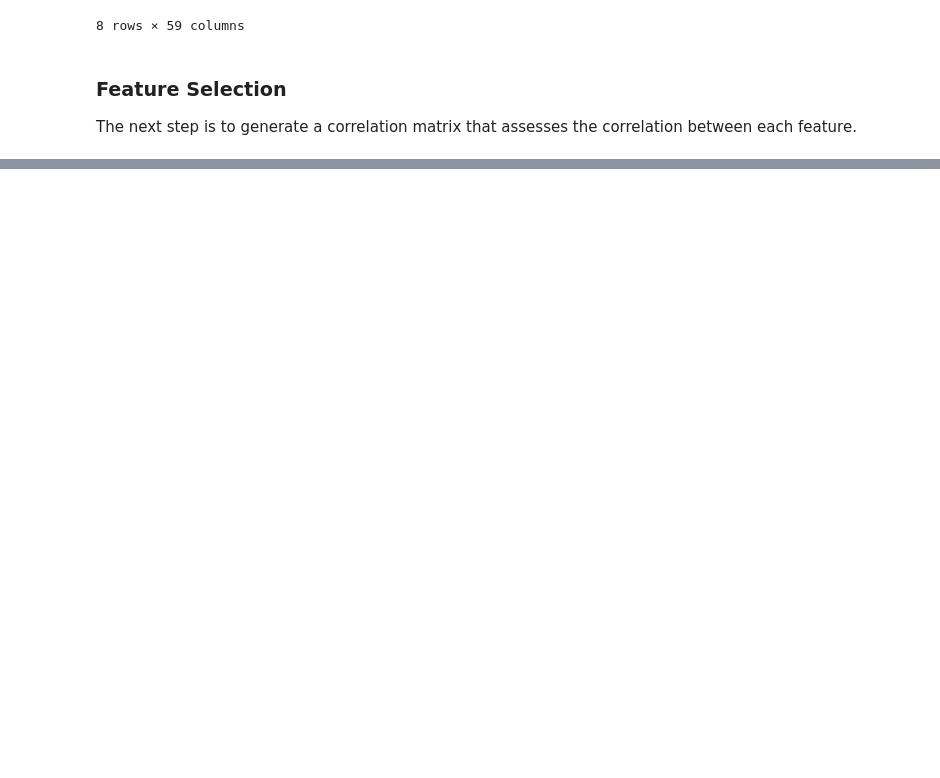
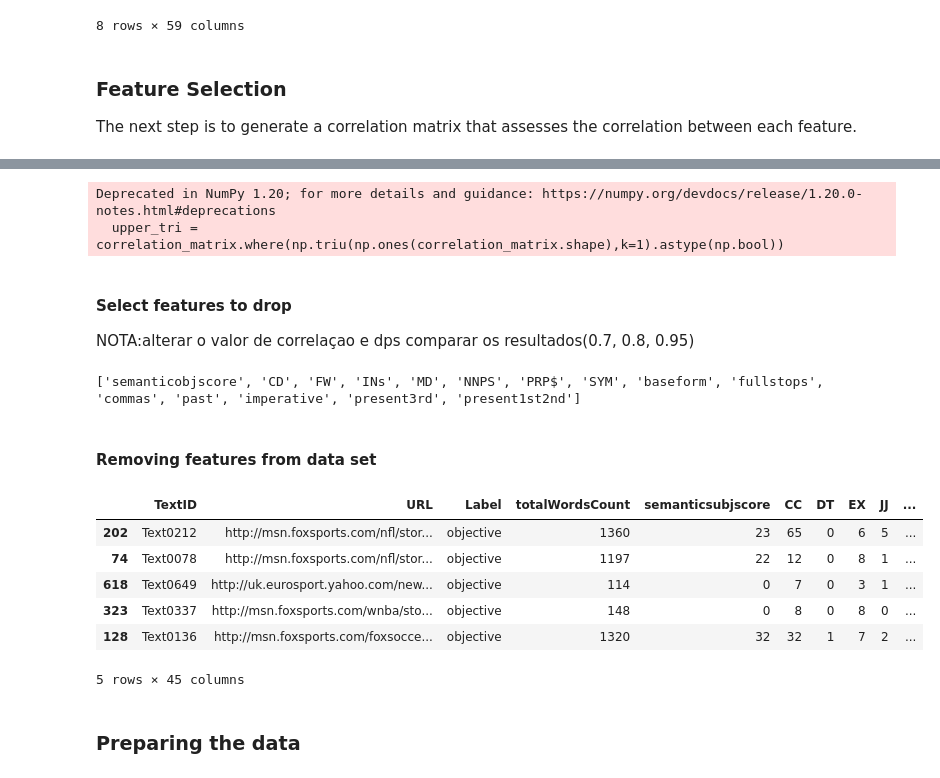
Before and after one commit to FabioRocha2227/IA-Project, a Jupyter notebook: IA-Project2/src/Sports_articles_for_objectivity_analysis.ipynb, the cells around one changed output, grey strips where cells are left out. Saved outputs shown, nothing was run; the diff lists cells and outputs as text; code cells hidden in the pictures; blank space fills up the shorter version.

```diff
--- a/IA-Project2/src/Sports_articles_for_objectivity_analysis.ipynb
+++ b/IA-Project2/src/Sports_articles_for_objectivity_analysis.ipynb
@@ -111,3 +134,5 @@ The next step is to generate a correlation matrix that assesses the correlation
+# %%
+data_set=data_set.drop(['NNP', 'WRB'], axis=1)
 # %%
 correlation_matrix = data_set.corr()
 coor_features = correlation_matrix.index
@@ -119,0 +147,29 @@ KeyboardInterrupt:
+# %%
+upper_tri = correlation_matrix.where(np.triu(np.ones(correlation_matrix.shape),k=1).astype(np.bool))
+# %% [output]
+Deprecated in NumPy 1.20; for more details and guidance: https://numpy.org/devdocs/release/1.20.0-notes.html#deprecations
+  upper_tri = correlation_matrix.where(np.triu(np.ones(correlation_matrix.shape),k=1).astype(np.bool))
+# %% [markdown]
+#### Select features to drop
+NOTA:alterar o valor de correlaçao e dps comparar os resultados(0.7, 0.8, 0.95)
+# %%
+to_drop = [column for column in upper_tri.columns if any(upper_tri[column] > 0.90)]
+print(to_drop)
+# %% [output]
+['semanticobjscore', 'CD', 'FW', 'INs', 'MD', 'NNPS', 'PRP$', 'SYM', 'baseform', 'fullstops', 'commas', 'past', 'imperative', 'present3rd', 'present1st2nd']
+# %% [markdown]
+#### Removing features from data set
+# %%
+data_set=data_set.drop(to_drop, axis=1)
+# %%
+data_set.head()
+# %% [output]
+|  | TextID | URL | Label | totalWordsCount | semanticsubjscore | CC | DT | EX | JJ | ... |
+| 202 | Text0212 | http://msn.foxsports.com/nfl/stor... | objective | 1360 | 23 | 65 | 0 | 6 | 5 | ... |
+| 74 | Text0078 | http://msn.foxsports.com/nfl/stor... | objective | 1197 | 22 | 12 | 0 | 8 | 1 | ... |
+| 618 | Text0649 | http://uk.eurosport.yahoo.com/new... | objective | 114 | 0 | 7 | 0 | 3 | 1 | ... |
+| 323 | Text0337 | http://msn.foxsports.com/wnba/sto... | objective | 148 | 0 | 8 | 0 | 8 | 0 | ... |
+| 128 | Text0136 | http://msn.foxsports.com/foxsocce... | objective | 1320 | 32 | 32 | 1 | 7 | 2 | ... |
+5 rows × 45 columns
+# %% [markdown]
+### Preparing the data
```
Also changed, not shown: parts of 7 cells of this notebook, 1 other file.
